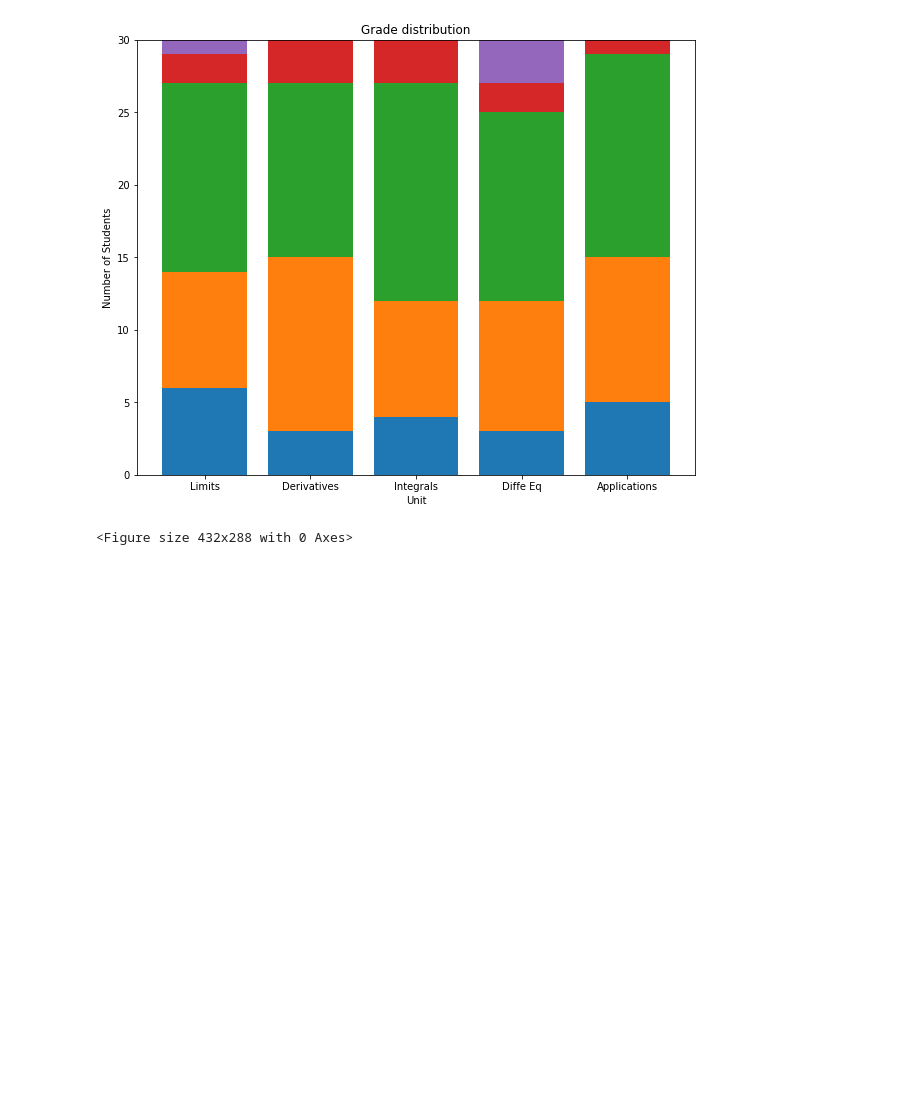
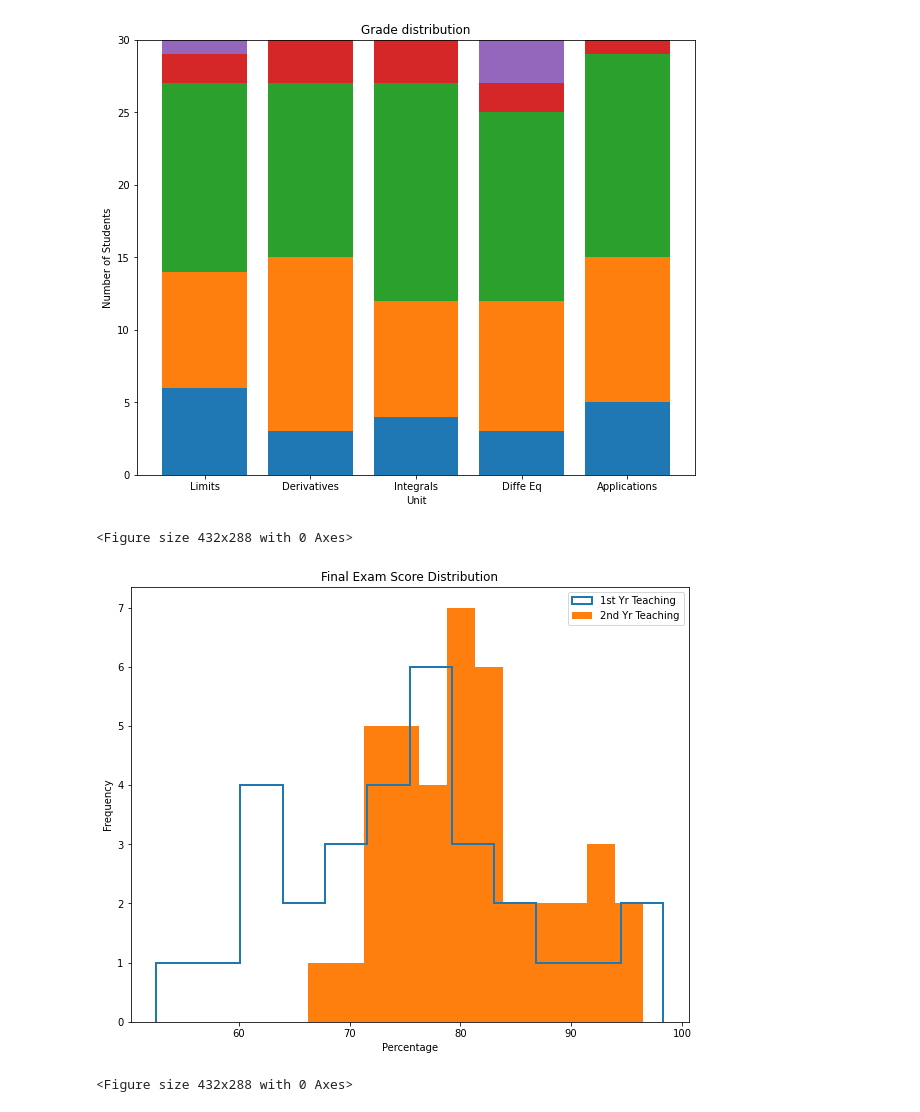
Before and after one commit to davidatoms/codecademy, a Jupyter notebook: graph_creation_matplotlib/graph_script_jn.ipynb, the cells around one changed output. Drawn from its saved outputs; the diff is of its cells as text; code cells hidden in the pictures; blank space fills up the shorter version.

Commit message:
graphs and stuff

```diff
--- a/graph_creation_matplotlib/graph_script_jn.ipynb
+++ b/graph_creation_matplotlib/graph_script_jn.ipynb
@@ -99,3 +99,22 @@ plt.savefig("graphs/my_stacked_bar.png")
 # %% [output]
 [figure]
 <Figure size 432x288 with 0 Axes>
+# %%
+# Exam scores histogram data
+exam_scores1 = [62.58, 67.63, 81.37, 52.53, 62.98, 72.15, 59.05, 73.85, 97.24, 76.81, 89.34, 74.44, 68.52, 85.13, 90.75, 70.29, 75.62, 85.38, 77.82, 98.31, 79.08, 61.72, 71.33, 80.77, 80.31, 78.16, 61.15, 64.99, 72.67, 78.94]
+exam_scores2 = [72.38, 71.28, 79.24, 83.86, 84.42, 79.38, 75.51, 76.63, 81.48,78.81,79.23,74.38,79.27,81.07,75.42,90.35,82.93,86.74,81.33,95.1,86.57,83.66,85.58,81.87,92.14,72.15,91.64,74.21,89.04,76.54,81.9,96.5,80.05,74.77,72.26,73.23,92.6,66.22,70.09,77.2]
+# %%
+# Make your plot here
+plt.figure(figsize=(10, 8))
+plt.hist(exam_scores1, bins=12, histtype="step", linewidth=2)
+plt.hist(exam_scores2, bins=12, linewidth=2)
+plt.legend(["1st Yr Teaching", "2nd Yr Teaching"])
+plt.title("Final Exam Score Distribution")
+plt.xlabel("Percentage")
+plt.ylabel("Frequency")
+
+plt.show()
+plt.savefig("graphs/my_histogram.png")
+# %% [output]
+[figure, added]
+<Figure size 432x288 with 0 Axes>
```
Also changed, not shown: parts of 5 cells of this notebook, 3 other files.
